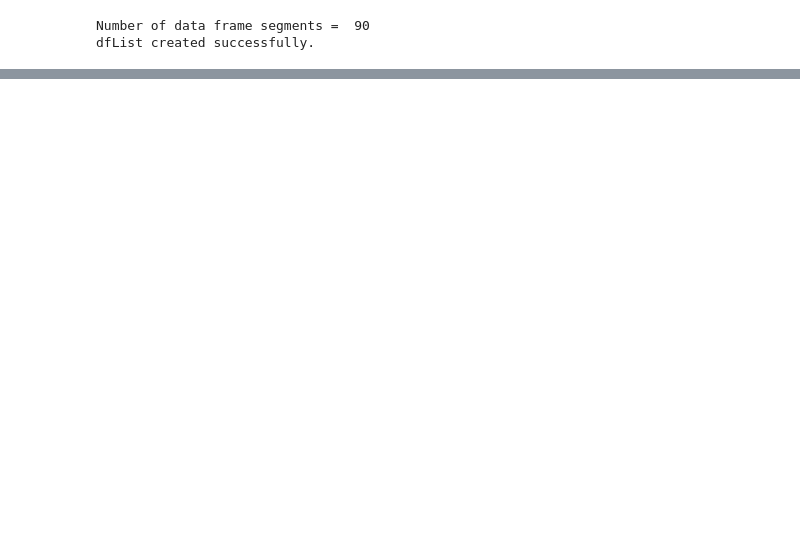
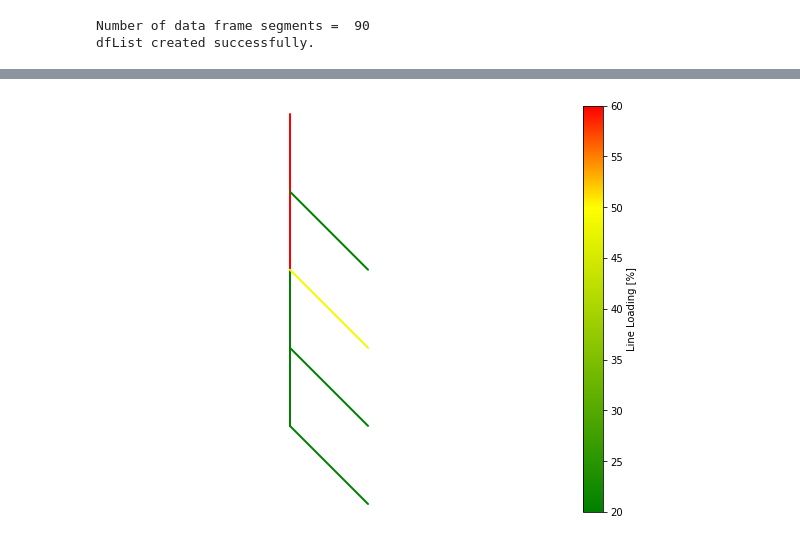
Before and after one commit to akthonka/EV_energy_comm, a Jupyter notebook: python/en_comm_base.ipynb, the cells around one changed output, grey strips where cells are left out. Drawn from its saved outputs; the diff is of its cells as text; code cells hidden in the pictures; blank space fills up the shorter version.

```diff
--- a/python/en_comm_base.ipynb
+++ b/python/en_comm_base.ipynb
@@ -66,0 +56,4 @@ nc.four_loads_branched_plot_linepct()
+# %%
+nc.load_graph(nc.net, 0)
+# %% [output]
+[figure, added]
```
Also changed, not shown: parts of 3 cells of this notebook, 6 other files.
